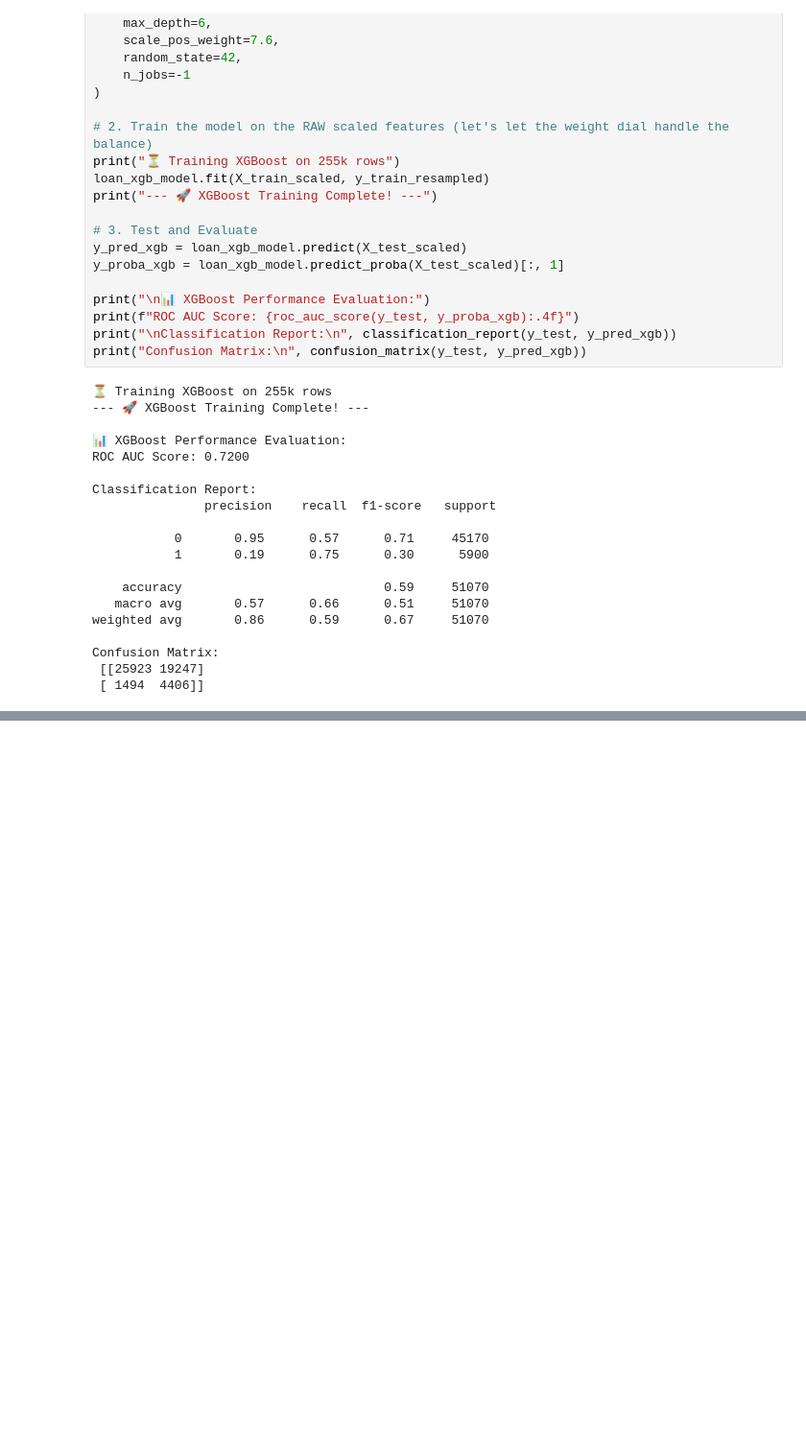
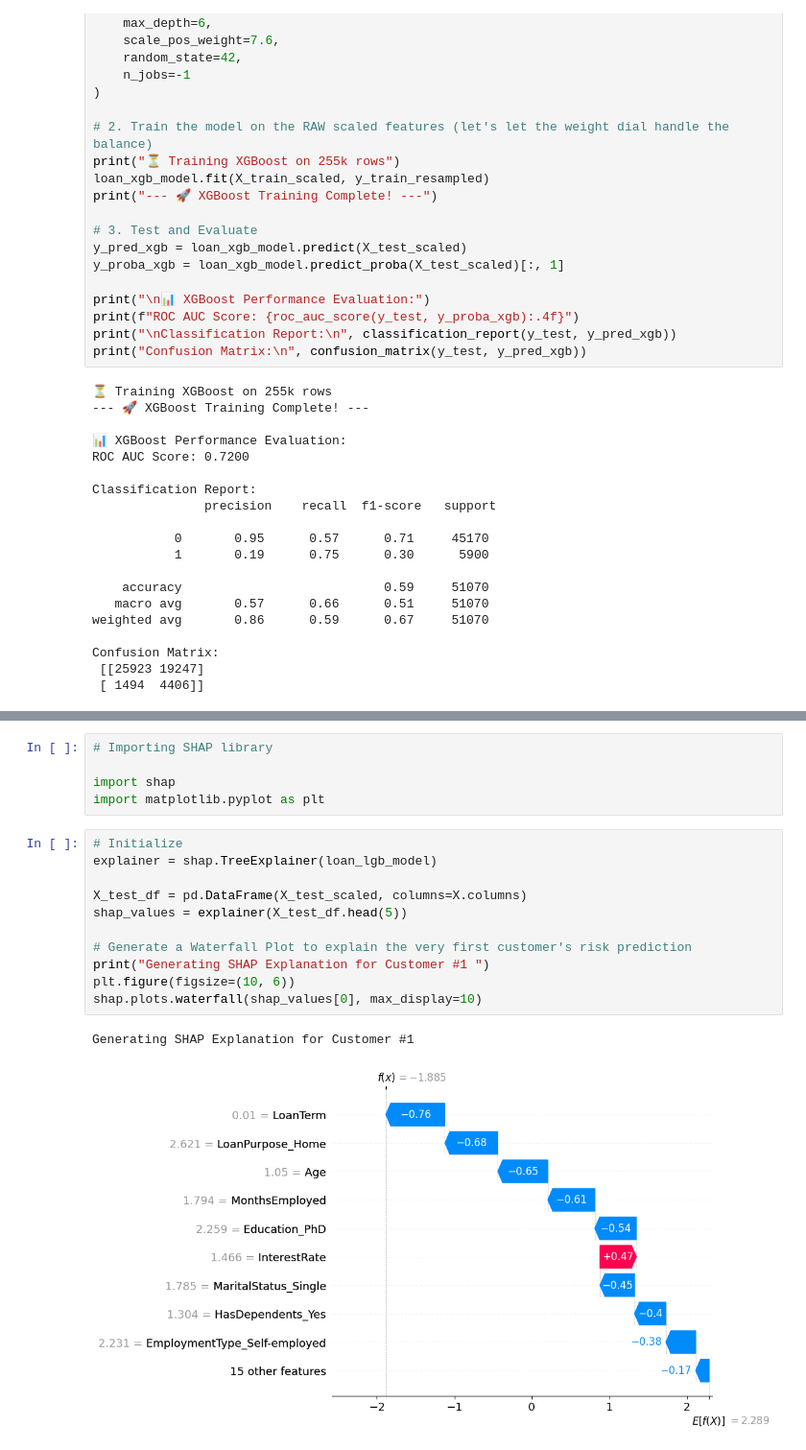
Before and after one commit to Jacintachepkemoi/Loan_Default_Prediction, a Jupyter notebook: Loan_Prediction_Project.ipynb, the cells around one changed output, grey strips where cells are left out. Shown at 96% size. Drawn from its saved outputs; the diff is of its cells as text; blank space fills up the shorter version.

Commit message:
Finalized 4-model loan risk tournament; crowned LightGBM as champion with 0.7269 ROC AUC, 76% Recall, and integrated SHAP for Explainable AI compliance

```diff
--- a/Loan_Prediction_Project.ipynb
+++ b/Loan_Prediction_Project.ipynb
@@ -302,0 +325,19 @@ Confusion Matrix:
+# %%
+# Importing SHAP library
+
+import shap
+import matplotlib.pyplot as plt
+# %%
+# Initialize
+explainer = shap.TreeExplainer(loan_lgb_model)
+
+X_test_df = pd.DataFrame(X_test_scaled, columns=X.columns)
+shap_values = explainer(X_test_df.head(5))
+
+# Generate a Waterfall Plot to explain the very first customer's risk prediction
+print("Generating SHAP Explanation for Customer #1 ")
+plt.figure(figsize=(10, 6))
+shap.plots.waterfall(shap_values[0], max_display=10)
+# %% [output]
+Generating SHAP Explanation for Customer #1
+[figure, added]
```
Also changed, not shown: parts of 2 cells of this notebook.
